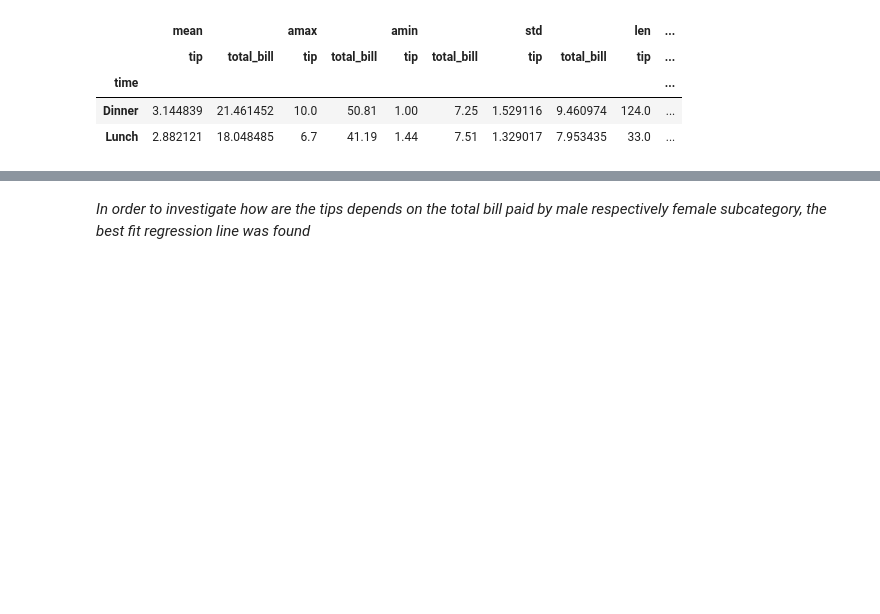
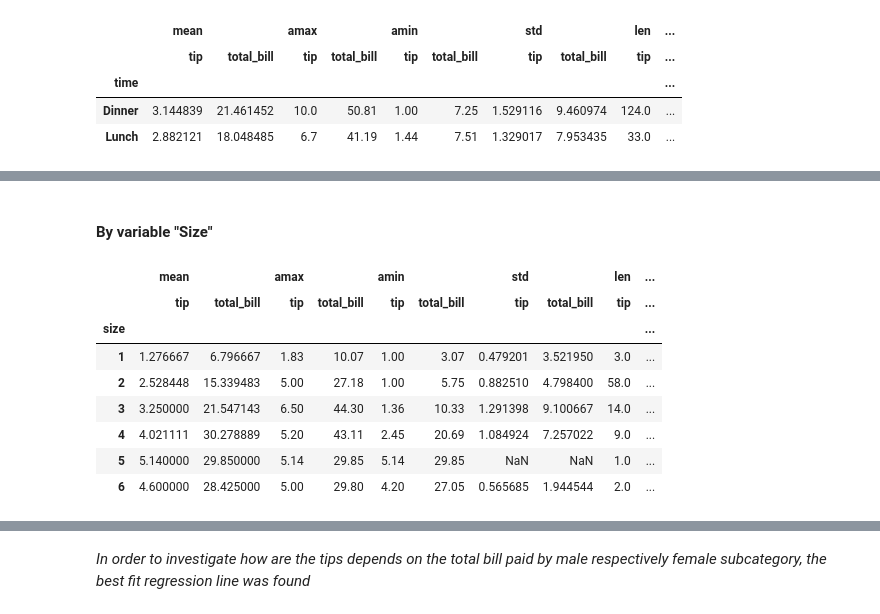
Before and after one commit to Crkonova76/Fundamentals-of-Data-Analysis_Assessment-2019, a Jupyter notebook: Tips_dataset.ipynb, the cells around one changed output, grey strips where cells are left out. Drawn from its saved outputs; the diff is of its cells as text; code cells hidden in the pictures; blank space fills up the shorter version.

```diff
--- a/Tips_dataset.ipynb
+++ b/Tips_dataset.ipynb
@@ -567,0 +616,14 @@ pd.pivot_table(Male,index=["time"],values=["tip","total_bill"],aggfunc=[np.mean,
+# %% [markdown]
+#### By variable "Size"
+# %%
+pd.pivot_table(Female,index=["size"],values=["tip","total_bill"],aggfunc=[np.mean, np.max, np.min, np.std, len])
+# %% [output]
+|  | mean |  | amax |  | amin |  | std |  | len | ... |
+|  | tip | total_bill | tip | total_bill | tip | total_bill | tip | total_bill | tip | ... |
+| size |  |  |  |  |  |  |  |  |  | ... |
+| 1 | 1.276667 | 6.796667 | 1.83 | 10.07 | 1.00 | 3.07 | 0.479201 | 3.521950 | 3.0 | ... |
+| 2 | 2.528448 | 15.339483 | 5.00 | 27.18 | 1.00 | 5.75 | 0.882510 | 4.798400 | 58.0 | ... |
+| 3 | 3.250000 | 21.547143 | 6.50 | 44.30 | 1.36 | 10.33 | 1.291398 | 9.100667 | 14.0 | ... |
+| 4 | 4.021111 | 30.278889 | 5.20 | 43.11 | 2.45 | 20.69 | 1.084924 | 7.257022 | 9.0 | ... |
+| 5 | 5.140000 | 29.850000 | 5.14 | 29.85 | 5.14 | 29.85 | NaN | NaN | 1.0 | ... |
+| 6 | 4.600000 | 28.425000 | 5.00 | 29.80 | 4.20 | 27.05 | 0.565685 | 1.944544 | 2.0 | ... |
```
Also changed, not shown: parts of 17 cells of this notebook.
